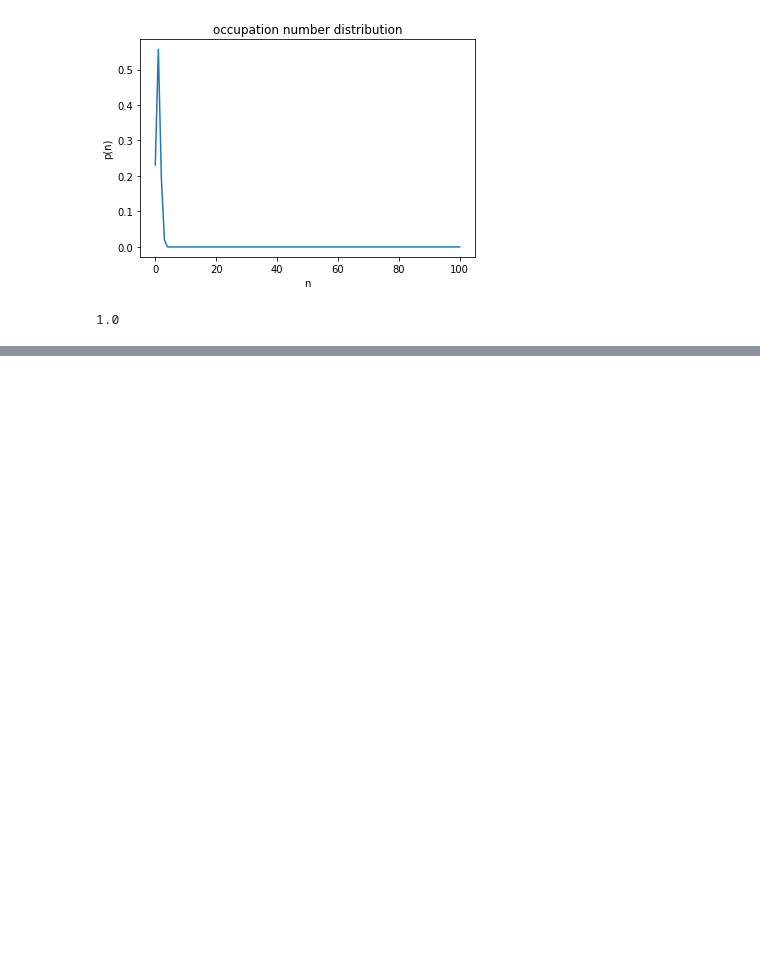
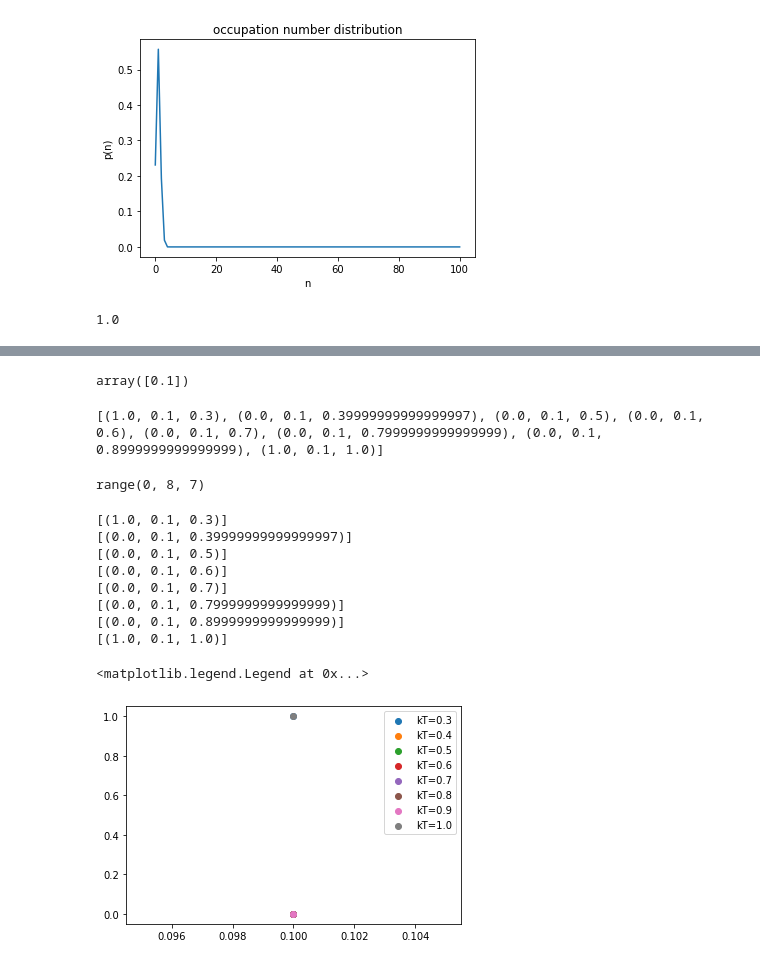
Before and after one commit to tristanlorriaux/computational_physics, a Jupyter notebook: main_density.ipynb, the cells around one changed output, grey strips where cells are left out. Drawn from its saved outputs; the diff is of its cells as text; code cells hidden in the pictures; blank space fills up the shorter version.

```diff
--- a/main_density.ipynb
+++ b/main_density.ipynb
@@ -284,0 +618,50 @@ np.sum(nOcc_hist)
+# %%
+rho_range
+# %% [output]
+array([0.1])
+# %%
+maxnumbers = []
+i=0
+for rho in rho_range:
+    for kT in kT_range:
+        max_value = max(Occ_from_NVT_heating[i][0])
+        max_index = np.where(Occ_from_NVT_heating[i][0]==max_value)
+        max_index = max_index[0].item()
+        #print(rho,max_value,max_index)
+        maximum = MD.BinCenters(Occ_from_NVT_heating[i][1]).item(max_index),rho,kT
+        maxnumbers.append(maximum)
+        i+=1
+
+print(maxnumbers)
+len(maxnumbers)
+range(0,len(kT_range),7)
+# %% [output]
+[(1.0, 0.1, 0.3), (0.0, 0.1, 0.39999999999999997), (0.0, 0.1, 0.5), (0.0, 0.1, 0.6), (0.0, 0.1, 0.7), (0.0, 0.1, 0.7999999999999999), (0.0, 0.1, 0.8999999999999999), (1.0, 0.1, 1.0)]
+range(0, 8, 7)
+# %%
+for i in range(len(kT_range)):
+    res=[]
+    for elem in maxnumbers:
+        if elem[2] == kT_range[i]:
+            res.append(elem)
+    #index = np.where(kT_range==i)[0].item()
+    print(res)
+    for j in range(len(res)):
+        plt.scatter(res[j][1],res[j][0],label='kT={}'.format(round(kT_range[i],2)))
+
+
+#plt.title("occupation number distribution")
+#plt.xlabel("n")
+#plt.ylabel("p(n)")
+plt.legend()
+# %% [output]
+[(1.0, 0.1, 0.3)]
+[(0.0, 0.1, 0.39999999999999997)]
+[(0.0, 0.1, 0.5)]
+[(0.0, 0.1, 0.6)]
+[(0.0, 0.1, 0.7)]
+[(0.0, 0.1, 0.7999999999999999)]
+[(0.0, 0.1, 0.8999999999999999)]
+[(1.0, 0.1, 1.0)]
+<matplotlib.legend.Legend at 0x...>
+[figure, added]
```
Also changed, not shown: parts of 15 cells of this notebook.
